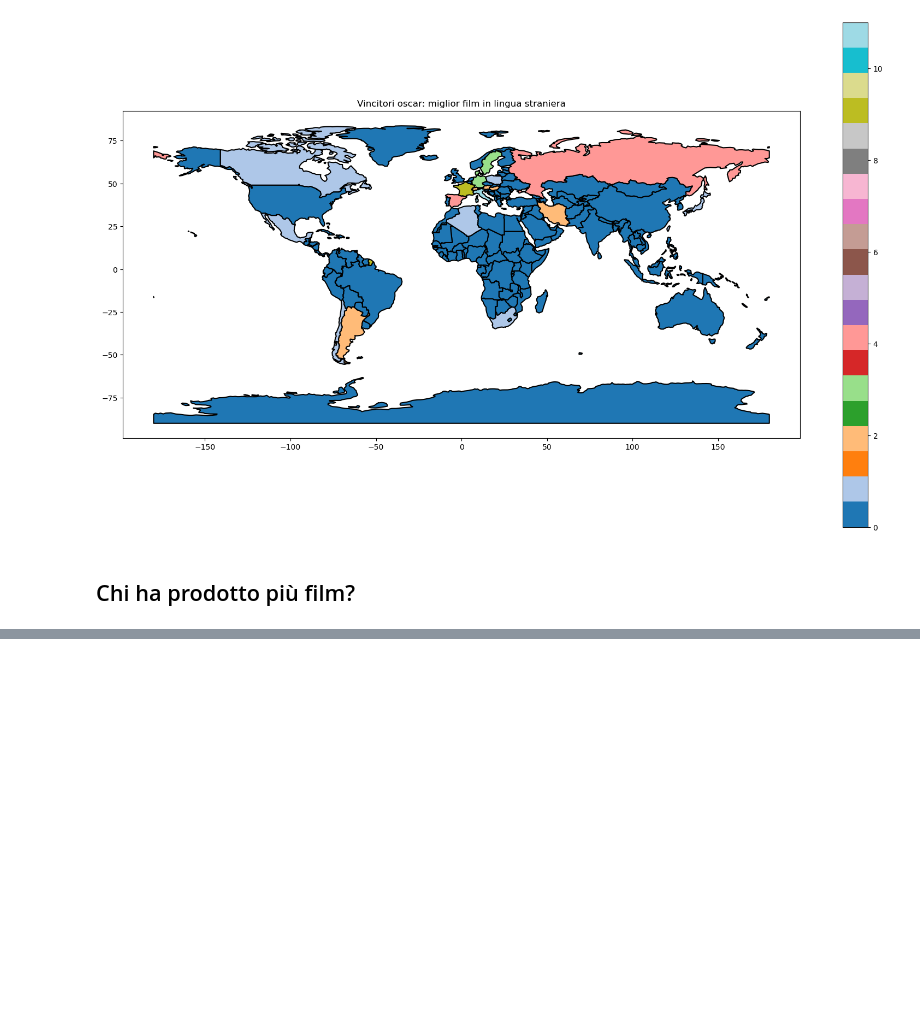
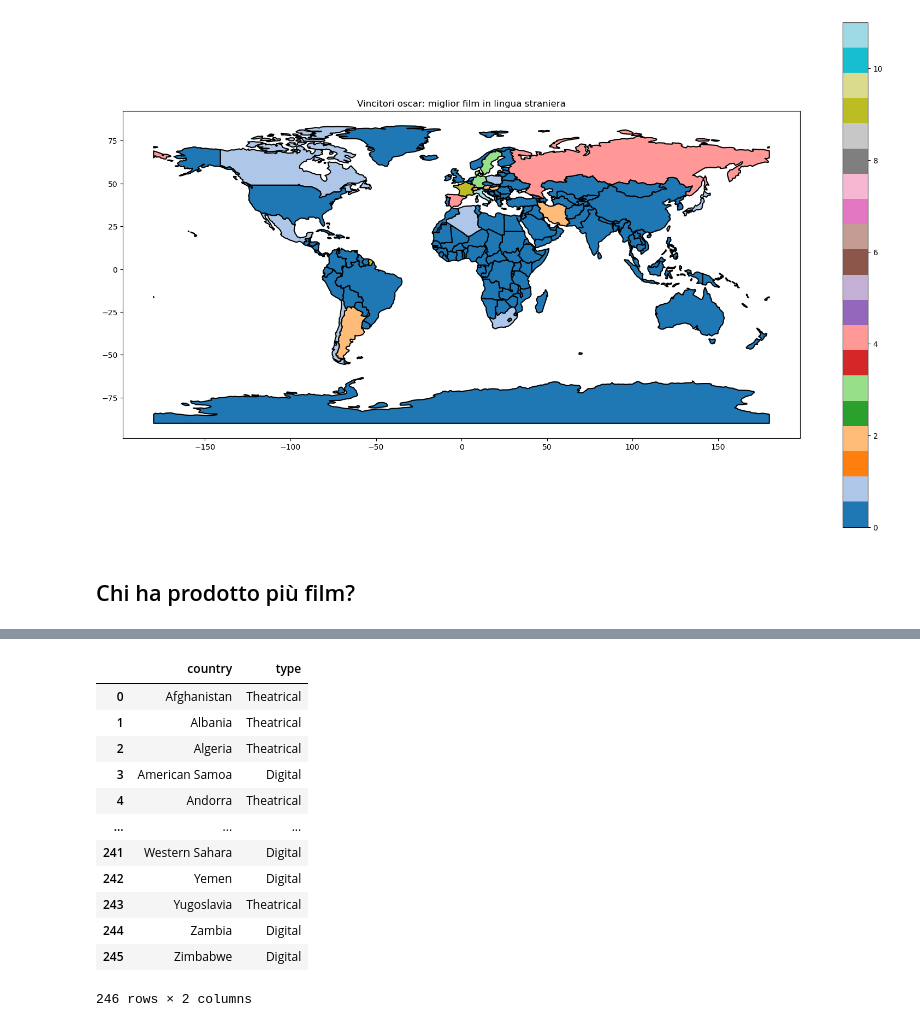
Before and after one commit to RasoFederico/ProgettoIUM-TWEB, a Jupyter notebook: Progetto_IUM/ProgettoIUM.ipynb, the cells around one changed output, grey strips where cells are left out. Cells and saved outputs as stored; diff of their text form; code cells hidden in the pictures; blank space fills up the shorter version.

```diff
--- a/Progetto_IUM/ProgettoIUM.ipynb
+++ b/Progetto_IUM/ProgettoIUM.ipynb
@@ -161,0 +181,17 @@ plt.show()
+# %%
+df_type_comune = releases_df.groupby('country')['type'].agg(pd.Series.mode).reset_index()
+df_type_comune
+# %% [output]
+|  | country | type |
+| 0 | Afghanistan | Theatrical |
+| 1 | Albania | Theatrical |
+| 2 | Algeria | Theatrical |
+| 3 | American Samoa | Digital |
+| 4 | Andorra | Theatrical |
+| ... | ... | ... |
+| 241 | Western Sahara | Digital |
+| 242 | Yemen | Digital |
+| 243 | Yugoslavia | Theatrical |
+| 244 | Zambia | Digital |
+| 245 | Zimbabwe | Digital |
+246 rows × 2 columns
```
Also changed, not shown: parts of 9 cells of this notebook.
